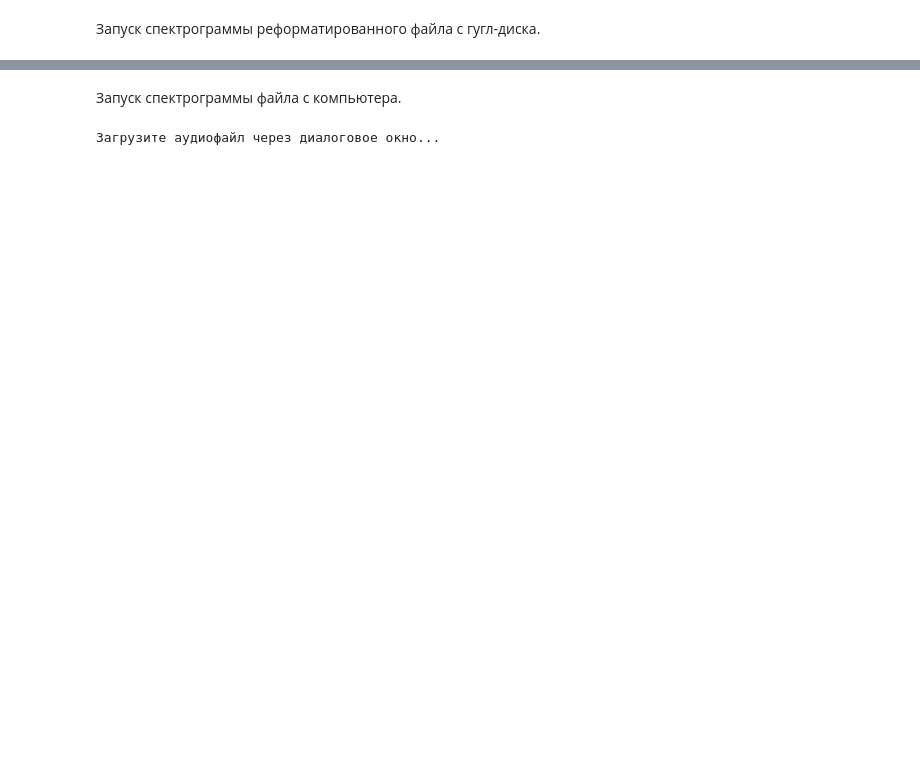
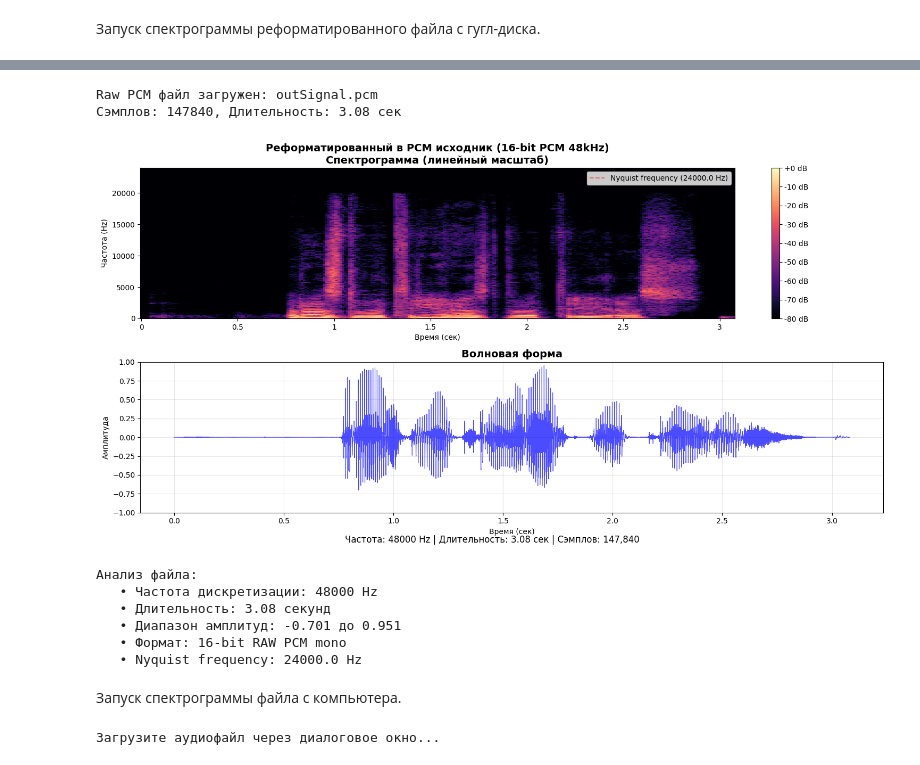
Before and after one commit to Popug-s-catcher/SpeechDenoizer, a Jupyter notebook: FormaterWrapper.ipynb, the cells around one changed output, grey strips where cells are left out. Saved outputs shown, nothing was run; the diff lists cells and outputs as text; code cells hidden in the pictures; blank space fills up the shorter version.

```diff
--- a/FormaterWrapper.ipynb
+++ b/FormaterWrapper.ipynb
@@ -81,0 +91,20 @@ def load_audio_from_computer():
+# %%
+def load_raw_pcm_48k(file_path):
+    """Загрузка 16-bit raw PCM mono файла с частотой 48 kHz"""
+    try:
+        # Читаем raw PCM данные
+        pcm_data = np.fromfile(file_path, dtype=np.int16)
+
+        # Конвертируем в float для librosa
+        audio_float = pcm_data.astype(np.float32) / 32768.0
+
+        # Частота дискретизации всегда 48 kHz
+        sr = 48000
+
+        print(f"Raw PCM файл загружен: {os.path.basename(file_path)}")
+        print(f"Сэмплов: {len(pcm_data)}, Длительность: {len(pcm_data)/sr:.2f} сек")
+
+        return audio_float, sr
+    except Exception as e:
+        print(f"Ошибка загрузки raw PCM файла: {e}")
+        return None, None
@@ -144,3 +190,17 @@ if drive_audio is not None:
+# %%
+audio_pcm, sr_pcm = load_raw_pcm_48k("/content/outSignal.pcm")
+if audio_pcm is not None:
+    plot_linear_spectrogram(audio_pcm, sr_pcm, "Реформатированный в PCM исходник", is_raw_pcm=True)
+# %% [output]
+Raw PCM файл загружен: outSignal.pcm
+Сэмплов: 147840, Длительность: 3.08 сек
+[figure, added]
+Анализ файла:
+   • Частота дискретизации: 48000 Hz
+   • Длительность: 3.08 секунд
+   • Диапазон амплитуд: -0.701 до 0.951
+   • Формат: 16-bit RAW PCM mono
+   • Nyquist frequency: 24000.0 Hz
 # %% [markdown]
 Запуск спектрограммы файла с компьютера.
 # %%
```
Also changed, not shown: parts of 9 cells of this notebook.
